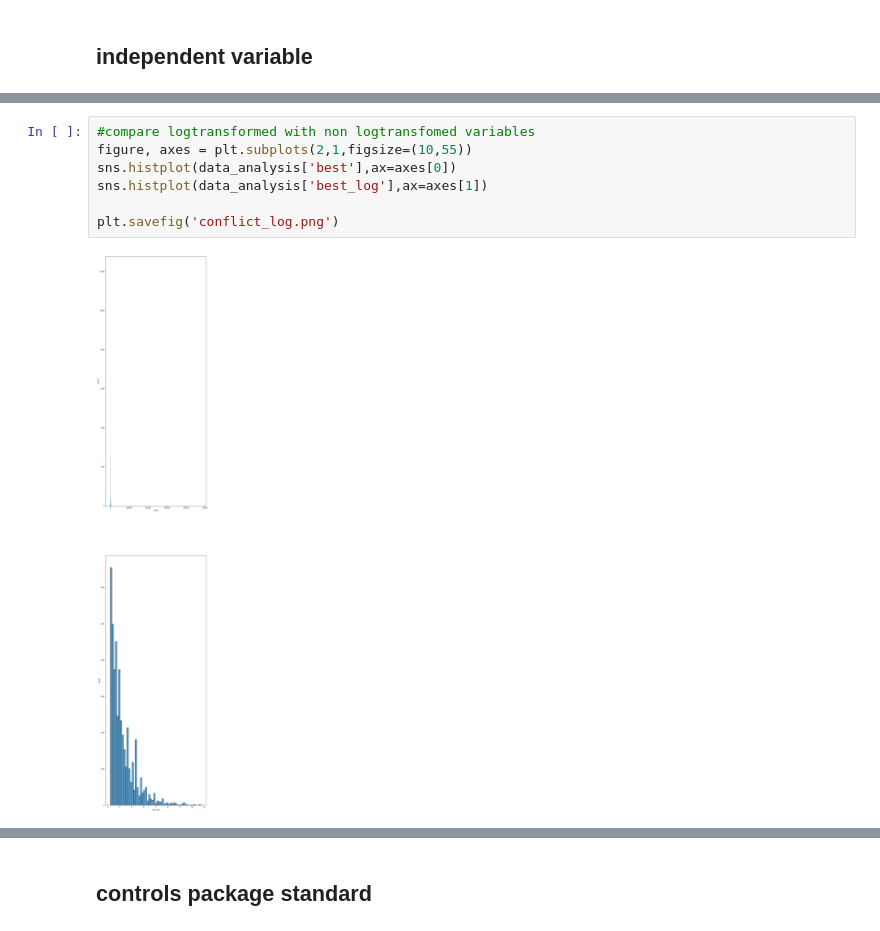
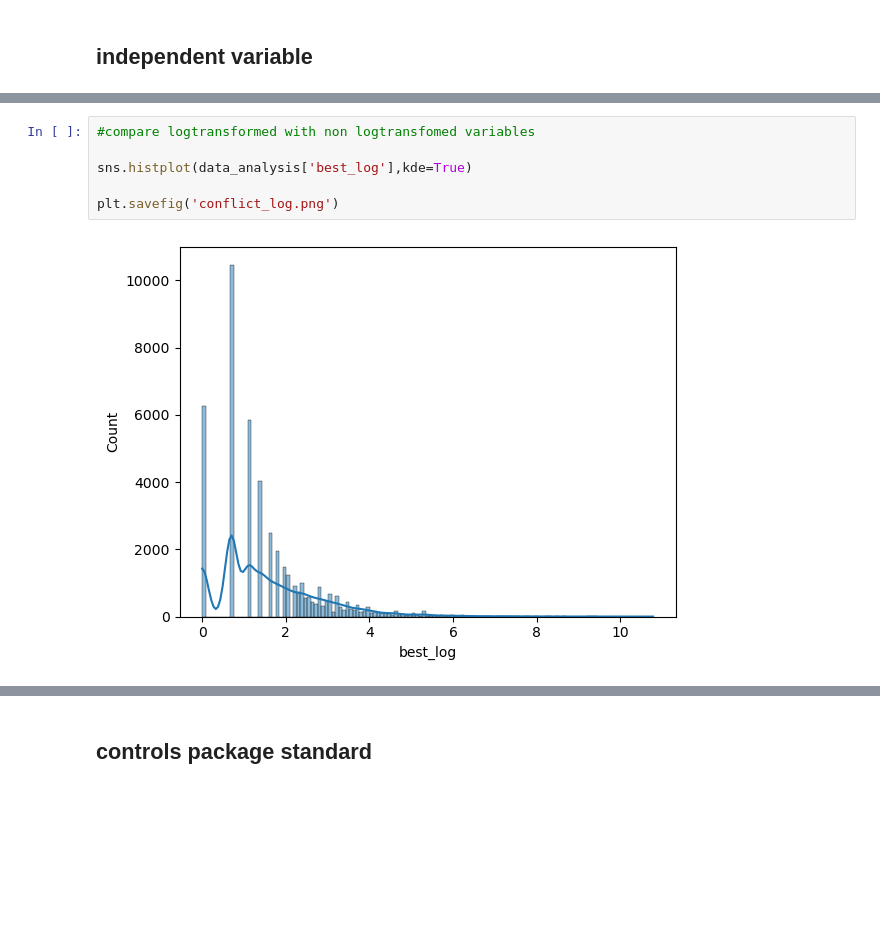
Before and after one commit to NatStrom/Thesis, a Jupyter notebook: descriptive analysis.ipynb, the cells around one changed output, grey strips where cells are left out. Saved outputs shown, nothing was run; the diff lists cells and outputs as text; blank space fills up the shorter version.

```diff
--- a/descriptive analysis.ipynb
+++ b/descriptive analysis.ipynb
@@ -249,12 +271,11 @@ daly_mean_Enteric infections_No access to handwashing facility_btsx_All ages
 # %%
 #compare logtransformed with non logtransfomed variables
-figure, axes = plt.subplots(2,1,figsize=(10,55))
-sns.histplot(data_analysis['best'],ax=axes[0])
-sns.histplot(data_analysis['best_log'],ax=axes[1])
+
+sns.histplot(data_analysis['best_log'],kde=True)
 
 plt.savefig('conflict_log.png')
 # %% [output]
-[figure, old version]
+[figure, new version]
 # %%
 #inspect the conflict lags
 figure, axes = plt.subplots(3,1,figsize=(10,55))
```
Also changed, not shown: parts of 40 cells of this notebook, 4 other files.
